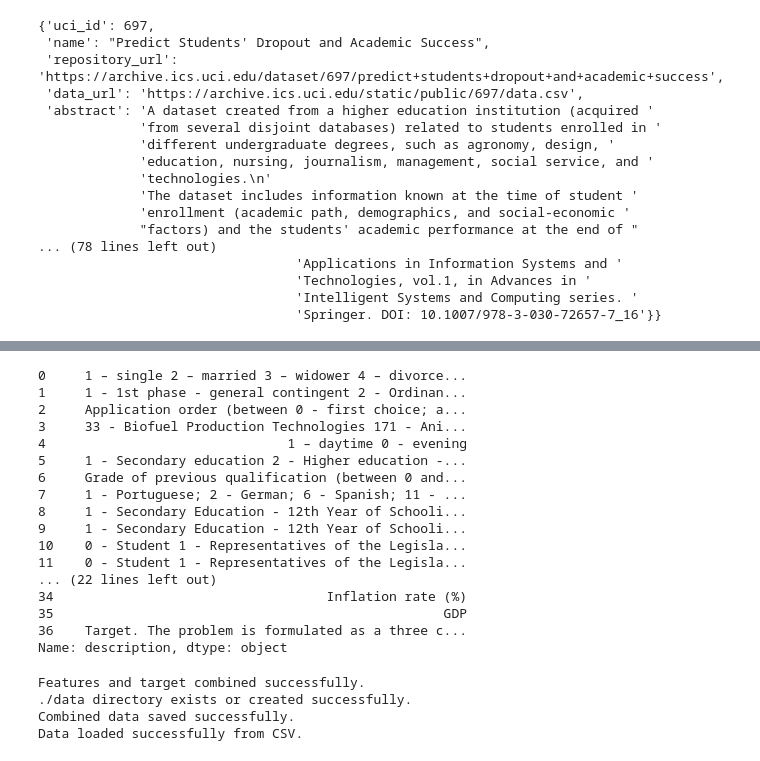
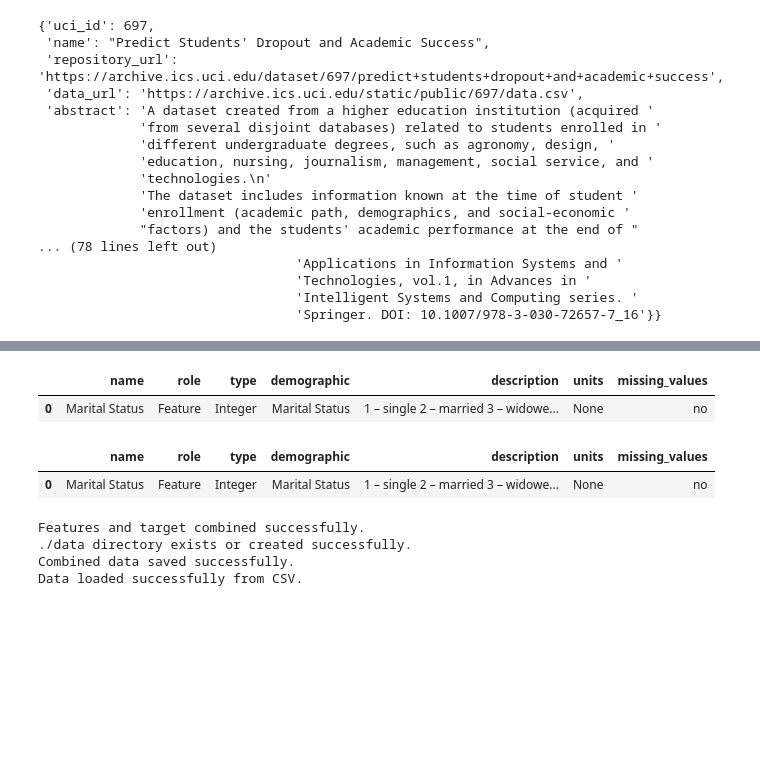
Before and after one commit to youssefhass/ml-predict-student-dropout, a Jupyter notebook: 01_Predict_Students_Dropout_Get_Raw_Data.ipynb, the cells around one changed output, grey strips where cells are left out. Drawn from its saved outputs; the diff is of its cells as text; code cells hidden in the pictures; blank space fills up the shorter version.

```diff
--- a/01_Predict_Students_Dropout_Get_Raw_Data.ipynb
+++ b/01_Predict_Students_Dropout_Get_Raw_Data.ipynb
@@ -92,26 +102,29 @@ pprint.pp(metadata)
+# %%
+# Filter columns with 10 or fewer unique values in the demographic column
+columns_with_few_unique_values = demographic_variables[
+    demographic_variables['demographic'].apply(lambda x: len(str(x).split())) <= 10
+]
+
+# Display the filtered DataFrame
+display(columns_with_few_unique_values.head(1))
+# %% [output]
+|  | name | role | type | demographic | description | units | missing_values |
+| 0 | Marital Status | Feature | Integer | Marital Status | 1 – single 2 – married 3 – widowe... | None | no |
 # %%
 # Variable information
 variables = predict_students_dropout.variables
 
-print(variables.description)
+#display(variables.description)
+
+# Adjust display option for pandas
+pd.set_option('display.max_colwidth', None)
+
+display(variables.head(1))
+
+#display(variables.description.head(5))
 # %% [output]
-0     1 – single 2 – married 3 – widower 4 – divorce...
-1     1 - 1st phase - general contingent 2 - Ordinan...
-2     Application order (between 0 - first choice; a...
-3     33 - Biofuel Production Technologies 171 - Ani...
-4                               1 – daytime 0 - evening
-5     1 - Secondary education 2 - Higher education -...
-6     Grade of previous qualification (between 0 and...
-7     1 - Portuguese; 2 - German; 6 - Spanish; 11 - ...
-8     1 - Secondary Education - 12th Year of Schooli...
-9     1 - Secondary Education - 12th Year of Schooli...
-10    0 - Student 1 - Representatives of the Legisla...
-11    0 - Student 1 - Representatives of the Legisla...
-... (22 lines left out)
-34                                   Inflation rate (%)
-35                                                  GDP
-36    Target. The problem is formulated as a three c...
-Name: description, dtype: object
+|  | name | role | type | demographic | description | units | missing_values |
+| 0 | Marital Status | Feature | Integer | Marital Status | 1 – single 2 – married 3 – widowe... | None | no |
 # %%
 # Combine features and target into a single DataFrame
 try:
```
Also changed, not shown: parts of 4 cells of this notebook.
